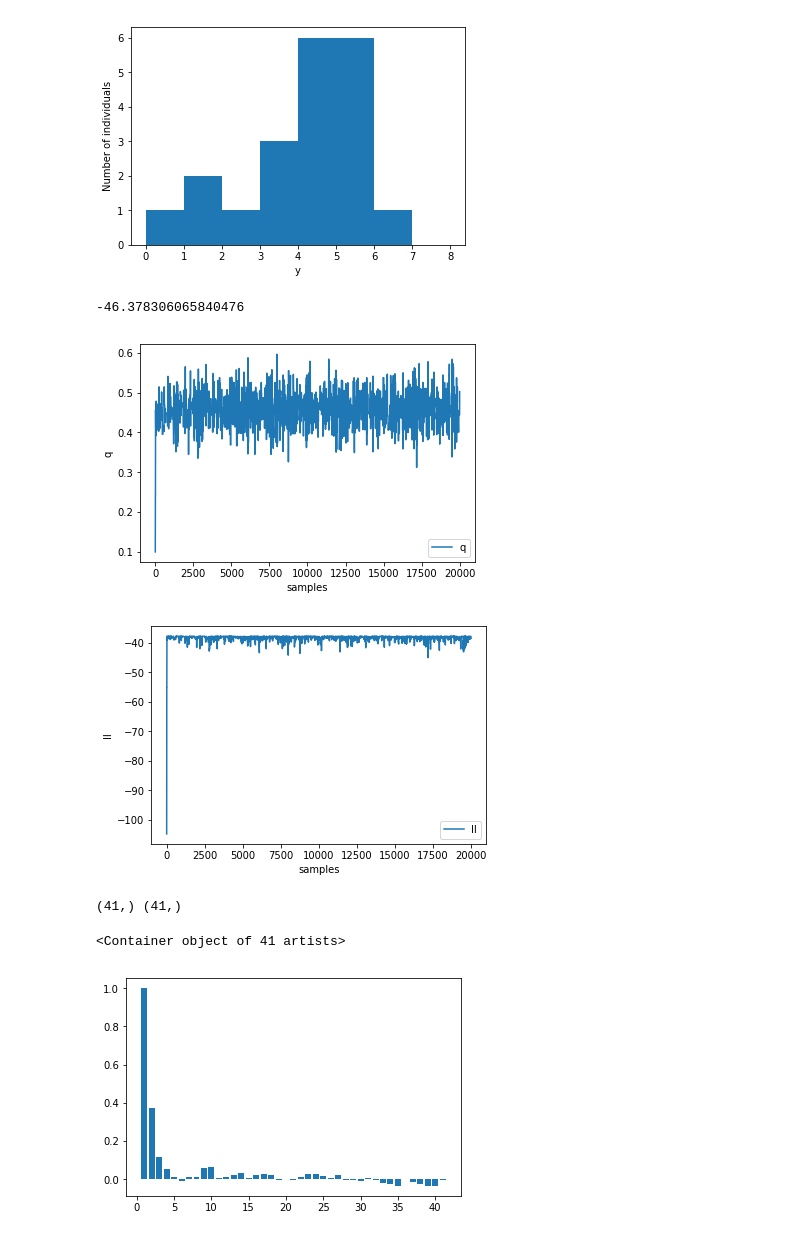
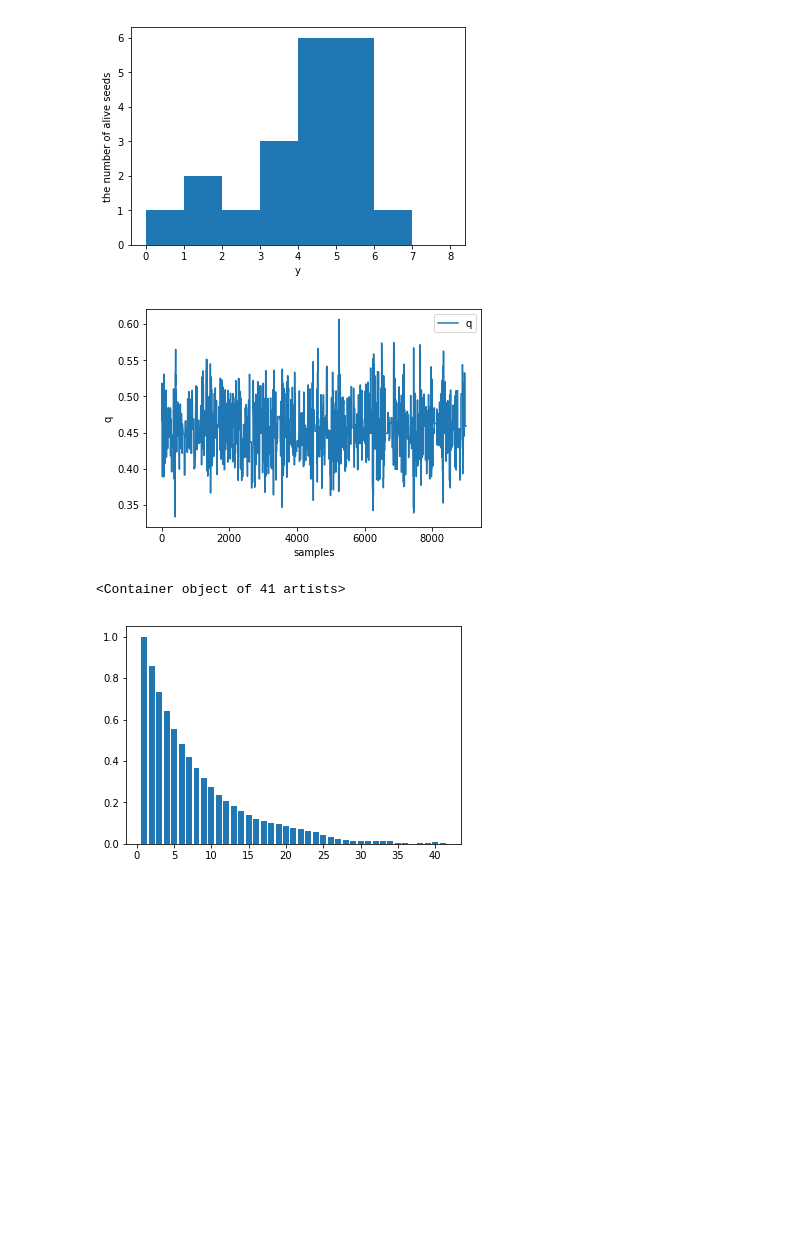
Before and after one commit to ctylim/PyMC-Learning, a Jupyter notebook: Montecarlo/2.ipynb, the cells around one changed output. Saved outputs shown, nothing was run; the diff lists cells and outputs as text; code cells hidden in the pictures; blank space fills up the shorter version.

```diff
--- a/Montecarlo/2.ipynb
+++ b/Montecarlo/2.ipynb
@@ -42,30 +14,24 @@ data
 # %%
 plt.hist(data['y'], bins=range(9))
 plt.xlabel('y')
-plt.ylabel('Number of individuals')
+plt.ylabel('the number of alive seeds')
 plt.show()
 # %% [output]
-[figure, old version]
+[figure, new version]
 # %%
 def loglikelihood(d, q):
     return np.sum(np.log(scipy.special.comb(d['N'], d['y'])) + d['y'] * math.log(q) + (d['N'] - d['y'])*math.log(1 - q))
-
-L = loglikelihood(data, 0.3)
-print(L)
-# %% [output]
--46.378306065840476
 # %%
 def random_normal(epochs, pi=0, sigma=0.01):
     return np.random.normal(pi, sigma, epochs)
 
 
-# メトロポリス法：確率的山登り法
+# メトロポリス法
 def metropolis(data, start, epochs):
     q_cur = start
     ll_cur = loglikelihood(data, q_cur)
     q = [q_cur]
-    ll = [ll_cur]
-    for e, r in zip(random_normal(epochs, sigma=0.7), np.random.random(epochs)):
+    for e, r in zip(random_normal(epochs, sigma=0.5), np.random.random(epochs)):
         q_new = q_cur + e
         q_new = min(max(0.0001, q_new), 0.9999)
         ll_new = loglikelihood(data, q_new)
@@ -73,31 +39,23 @@ def metropolis(data, start, epochs):
             q_cur = q_new
             ll_cur = ll_new
         q.append(q_cur)
-        ll.append(ll_cur)
-    return q, ll
+    return q
 # %%
-q_sample, ll_sample = metropolis(data, 0.1, 20000)
+q_sample = metropolis(data, 0.1, 10000)
+q_sample = q_sample[1000:] # burn-in
 plt.plot(np.arange(len(q_sample)), q_sample, label='q')
 plt.legend()
 plt.xlabel('samples')
 plt.ylabel('q')
 plt.show()
-plt.plot(np.arange(len(ll_sample)), ll_sample, label='ll')
-plt.legend()
-plt.xlabel('samples')
-plt.ylabel('ll')
-plt.show()
 # %% [output]
-[figure, old version]
+[figure, new version]
-[figure, removed]
 # %%
 # correlogram
 cor = sm.tsa.stattools.acf(q_sample)
 x = np.arange(1, len(cor) + 1)
-print(cor.shape, x.shape)
 plt.bar(x, cor)
 # %% [output]
-(41,) (41,)
+<Container object of 41 artists>
-<Container object of 41 artists>
-[figure, old version]
+[figure, new version]
 # %%
```
Also changed, not shown: parts of 4 cells of this notebook, 2 other files.
